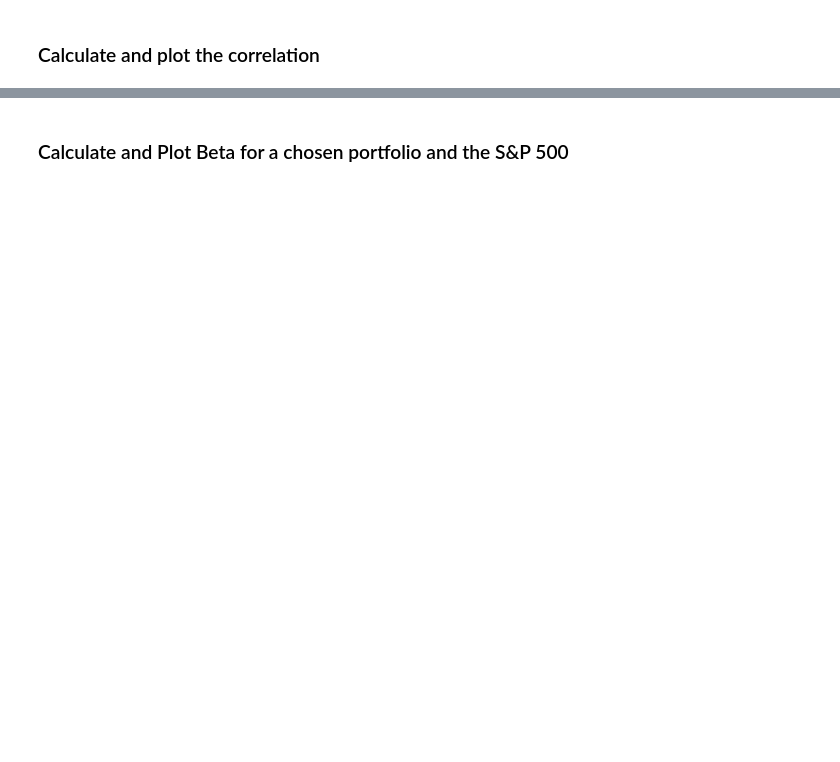
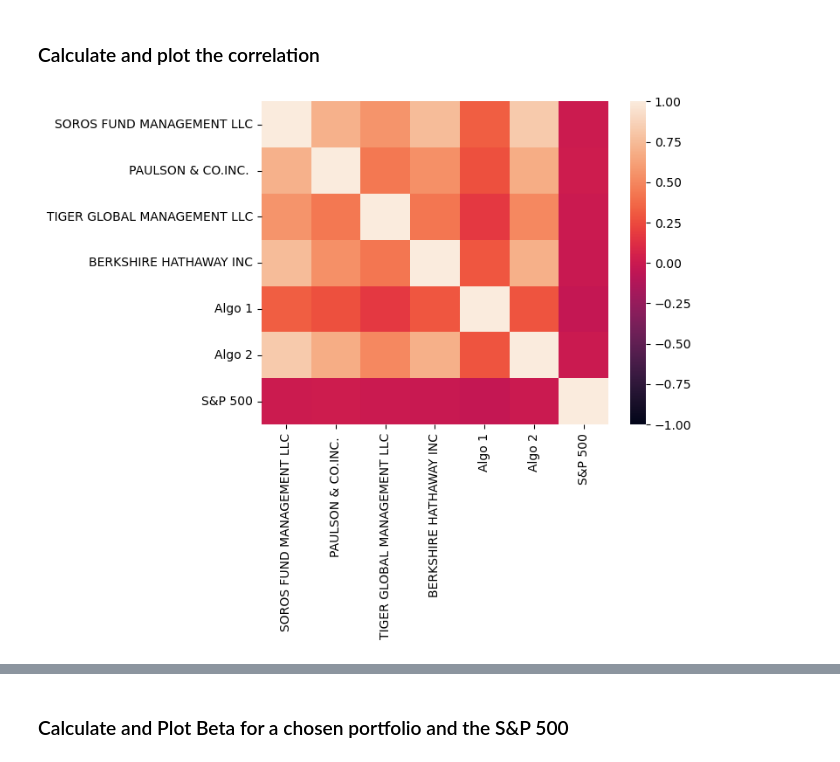
Before and after one commit to TDanner7/Portfolio-Review, a Jupyter notebook: Starter_Code/whale_analysis.ipynb, the cells around one changed output, grey strips where cells are left out. Drawn from its saved outputs; the diff is of its cells as text; code cells hidden in the pictures; blank space fills up the shorter version.

```diff
--- a/Starter_Code/whale_analysis.ipynb
+++ b/Starter_Code/whale_analysis.ipynb
@@ -268,3 +290,13 @@ Risk changes over time. Analyze the rolling statistics for Risk and Beta.
 # %% [markdown]
 ### Calculate and plot the correlation
+# %%
+#import seaborn to create heatmap
+import seaborn as sns
+# Calculate the correlation
+correlation = combined_returns_df.corr()
+correlation
+#show heatmap
+sns.heatmap(correlation, vmin=-1, vmax=1);
+# %% [output]
+[figure, added]
 # %%
```
Also changed, not shown: parts of 32 cells of this notebook, 3 other files.
